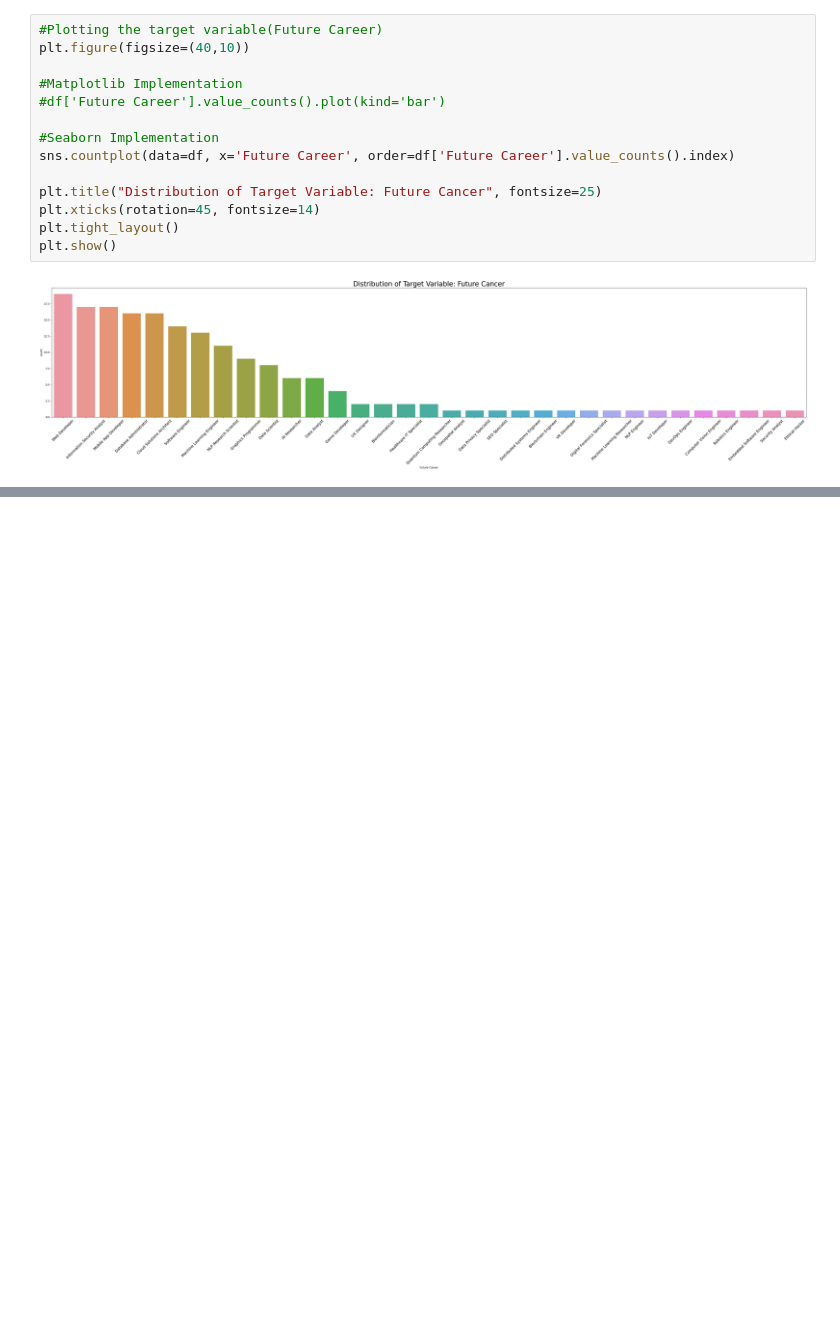
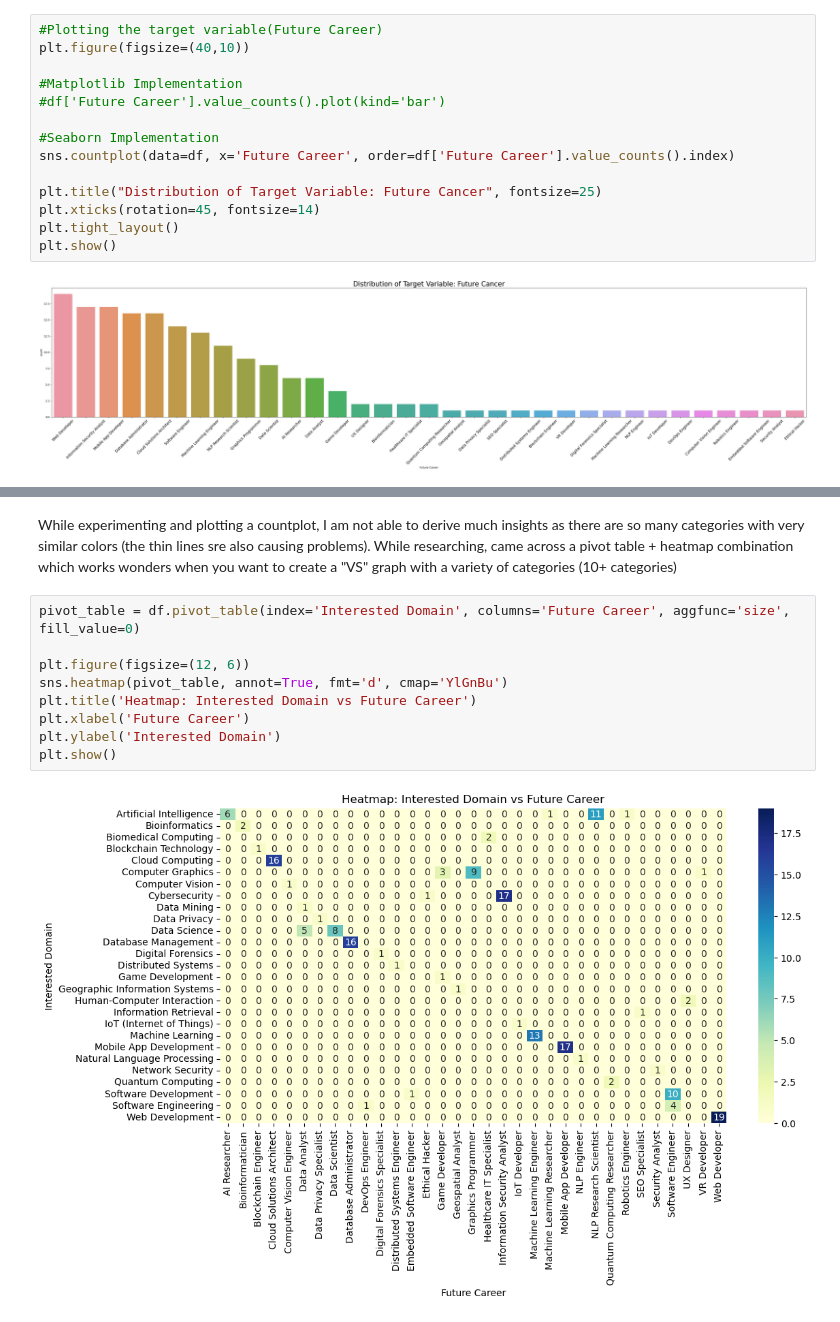
Before and after one commit to pegasus991/career-counsellor-ml, a Jupyter notebook: notebooks/EDA.ipynb, the cells around one changed output, grey strips where cells are left out. Cells and saved outputs as stored; diff of their text form; blank space fills up the shorter version.

```diff
--- a/notebooks/EDA.ipynb
+++ b/notebooks/EDA.ipynb
@@ -102,0 +116,13 @@ plt.show()
+# %% [markdown]
+While experimenting and plotting a countplot, I am not able to derive much insights as there are so many categories with very similar colors (the thin lines sre also causing problems). While researching, came across a pivot table + heatmap combination which works wonders when you want to create a "VS" graph with a variety of categories (10+ categories)
+# %%
+pivot_table = df.pivot_table(index='Interested Domain', columns='Future Career', aggfunc='size', fill_value=0)
+
+plt.figure(figsize=(12, 6))
+sns.heatmap(pivot_table, annot=True, fmt='d', cmap='YlGnBu')
+plt.title('Heatmap: Interested Domain vs Future Career')
+plt.xlabel('Future Career')
+plt.ylabel('Interested Domain')
+plt.show()
+# %% [output]
+[figure, added]
```
Also changed, not shown: parts of 3 cells of this notebook.
